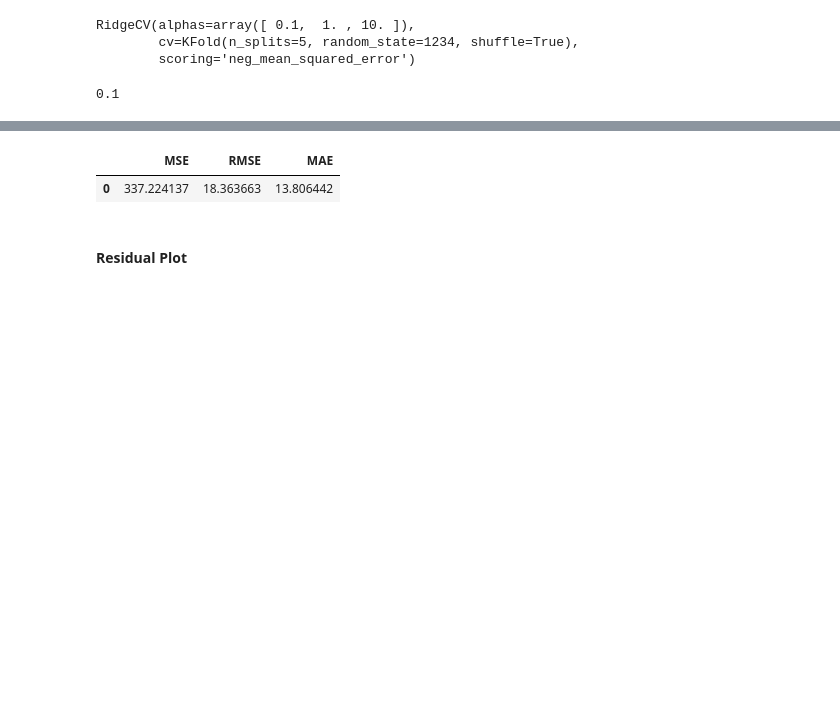
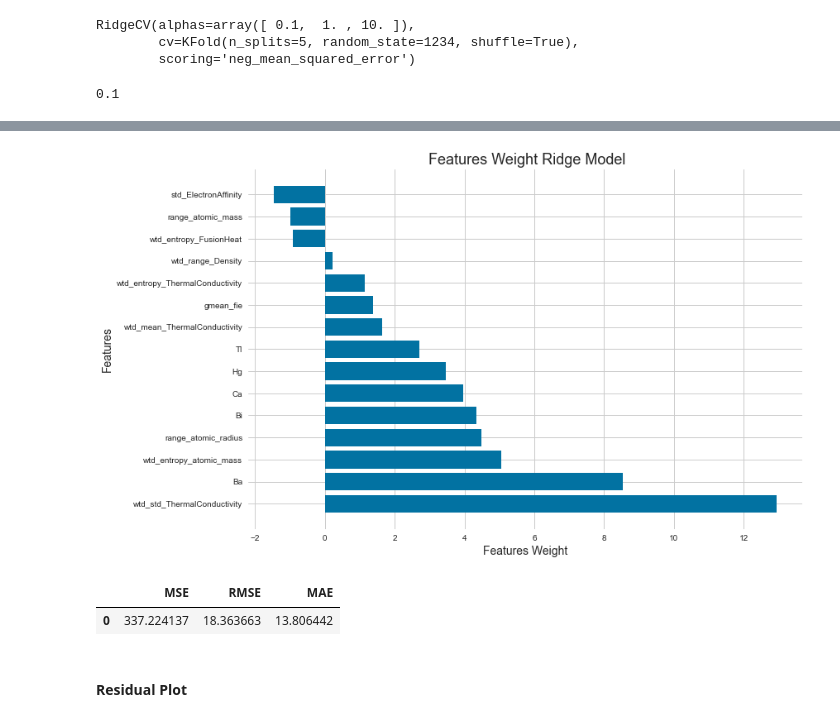
Before and after one commit to rajeshsk/QTW, a Jupyter notebook: CaseStudy1/final report/CaseStudy1 - Linear Regression.ipynb, the cells around one changed output, grey strips where cells are left out. Cells and saved outputs as stored; diff of their text form; code cells hidden in the pictures; blank space fills up the shorter version.

Commit message:
added chart and word doc

```diff
--- a/CaseStudy1/final report/CaseStudy1 - Linear Regression.ipynb
+++ b/CaseStudy1/final report/CaseStudy1 - Linear Regression.ipynb
@@ -599,3 +615,8 @@ ridgecv.alpha_
 ridge_model = linear_model.Ridge(alpha = ridgecv.alpha_)
 ridge_model.fit(X_train_scaled_imp_features_SelectFromModel, y_train)             # Fit a ridge regression on the training data
 ridge_pred = ridge_model.predict(X_test_scaled_imp_features_SelectFromModel)           # Use this model to predict the test data
+# %%
+#Feature Coefficients
+ride_feature_wt1 = pd.DataFrame({"Feature":X_train_scaled_imp_features_SelectFromModel.columns, "coefficient":ridge_model.coef_[0]})
+ride_feature_wt1 = ride_feature_wt.sort_values(by='coefficient',ascending=False)
+ride_feature_wt1
@@ -602,3 +640,16 @@ ridge_pred = ridge_model.predict(X_test_scaled_imp_features_SelectFromModel)
+# %%
+plt.figure(figsize=(12,8))
+plt.barh('Feature','coefficient',data=ride_feature_wt1)
+plt.title(' Features Weight Ridge Model',size=18)
+plt.xlabel('Features Weight',size=14)
+plt.ylabel('Features',size=14)
+plt.rcParams['axes.spines.right']=False # remove the plot border
+plt.rcParams['axes.spines.left']=False # remove the plot border
+plt.rcParams['axes.spines.top']=False # remove the plot border
+plt.rcParams['axes.spines.bottom']=False # remove the plot border
+plt.show()
+# %% [output]
+[figure, added]
 # %%
 #evaluate model performance using metrics
 evl_metric(y_test, ridge_pred)
```
Also changed, not shown: parts of 5 cells of this notebook, 2 other files.
